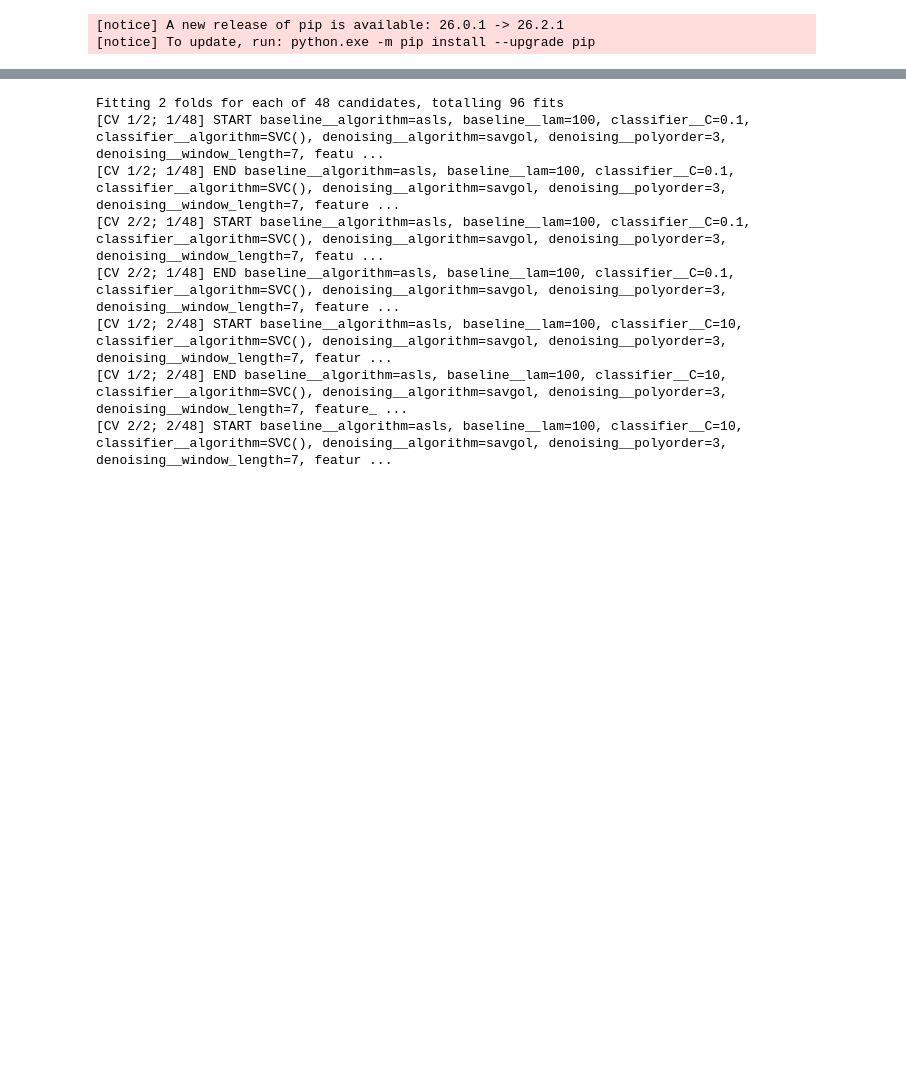
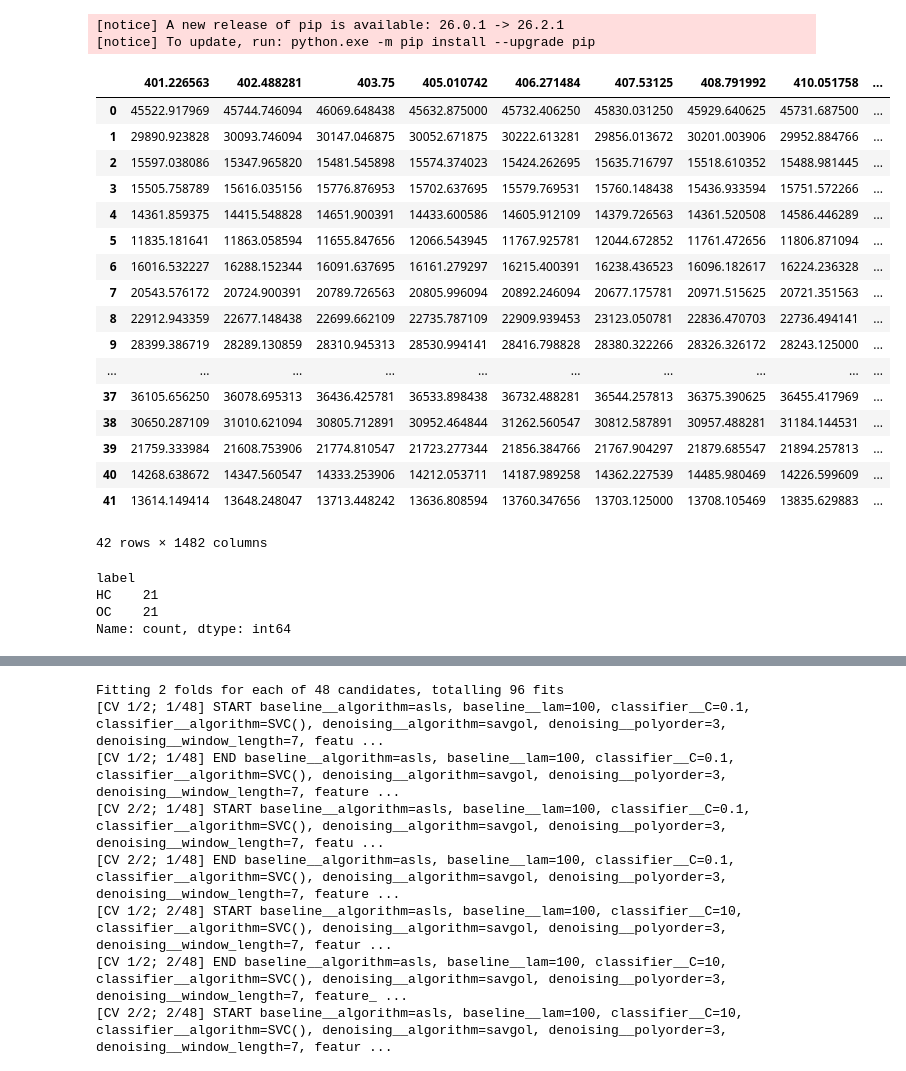
Before and after one commit to InnocenteSimone/ramantune, a Jupyter notebook: example_add_preprocessing.ipynb, the cells around one changed output, grey strips where cells are left out. Drawn from its saved outputs; the diff is of its cells as text; code cells hidden in the pictures; blank space fills up the shorter version.

```diff
--- a/example_add_preprocessing.ipynb
+++ b/example_add_preprocessing.ipynb
@@ -39,3 +39,31 @@ groups = df['patient']
 
 y = df['label'].values
 X = df.drop(columns=['label', 'patient'])
+# %%
+df
+# %% [output]
+|  | 401.226563 | 402.488281 | 403.75 | 405.010742 | 406.271484 | 407.53125 | 408.791992 | 410.051758 | ... |
+| 0 | 45522.917969 | 45744.746094 | 46069.648438 | 45632.875000 | 45732.406250 | 45830.031250 | 45929.640625 | 45731.687500 | ... |
+| 1 | 29890.923828 | 30093.746094 | 30147.046875 | 30052.671875 | 30222.613281 | 29856.013672 | 30201.003906 | 29952.884766 | ... |
+| 2 | 15597.038086 | 15347.965820 | 15481.545898 | 15574.374023 | 15424.262695 | 15635.716797 | 15518.610352 | 15488.981445 | ... |
+| 3 | 15505.758789 | 15616.035156 | 15776.876953 | 15702.637695 | 15579.769531 | 15760.148438 | 15436.933594 | 15751.572266 | ... |
+| 4 | 14361.859375 | 14415.548828 | 14651.900391 | 14433.600586 | 14605.912109 | 14379.726563 | 14361.520508 | 14586.446289 | ... |
+| 5 | 11835.181641 | 11863.058594 | 11655.847656 | 12066.543945 | 11767.925781 | 12044.672852 | 11761.472656 | 11806.871094 | ... |
+| 6 | 16016.532227 | 16288.152344 | 16091.637695 | 16161.279297 | 16215.400391 | 16238.436523 | 16096.182617 | 16224.236328 | ... |
+| 7 | 20543.576172 | 20724.900391 | 20789.726563 | 20805.996094 | 20892.246094 | 20677.175781 | 20971.515625 | 20721.351563 | ... |
+| 8 | 22912.943359 | 22677.148438 | 22699.662109 | 22735.787109 | 22909.939453 | 23123.050781 | 22836.470703 | 22736.494141 | ... |
+| 9 | 28399.386719 | 28289.130859 | 28310.945313 | 28530.994141 | 28416.798828 | 28380.322266 | 28326.326172 | 28243.125000 | ... |
+| ... | ... | ... | ... | ... | ... | ... | ... | ... | ... |
+| 37 | 36105.656250 | 36078.695313 | 36436.425781 | 36533.898438 | 36732.488281 | 36544.257813 | 36375.390625 | 36455.417969 | ... |
+| 38 | 30650.287109 | 31010.621094 | 30805.712891 | 30952.464844 | 31262.560547 | 30812.587891 | 30957.488281 | 31184.144531 | ... |
+| 39 | 21759.333984 | 21608.753906 | 21774.810547 | 21723.277344 | 21856.384766 | 21767.904297 | 21879.685547 | 21894.257813 | ... |
+| 40 | 14268.638672 | 14347.560547 | 14333.253906 | 14212.053711 | 14187.989258 | 14362.227539 | 14485.980469 | 14226.599609 | ... |
+| 41 | 13614.149414 | 13648.248047 | 13713.448242 | 13636.808594 | 13760.347656 | 13703.125000 | 13708.105469 | 13835.629883 | ... |
+42 rows × 1482 columns
+# %%
+df['label'].value_counts()
+# %% [output]
+label
+HC    21
+OC    21
+Name: count, dtype: int64
```
Also changed, not shown: parts of 1 cell of this notebook, 1 other file.
